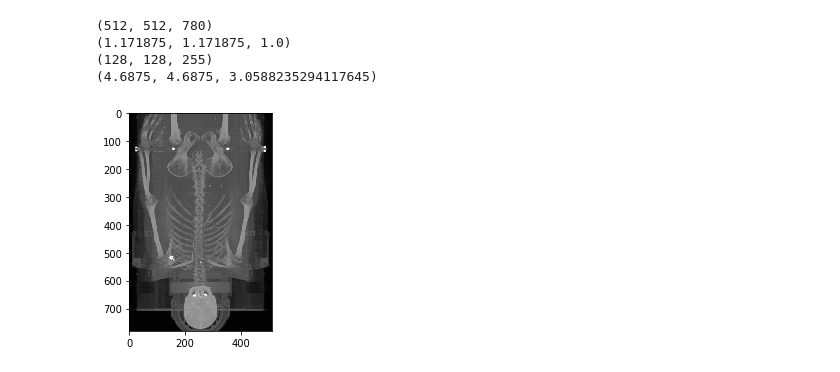
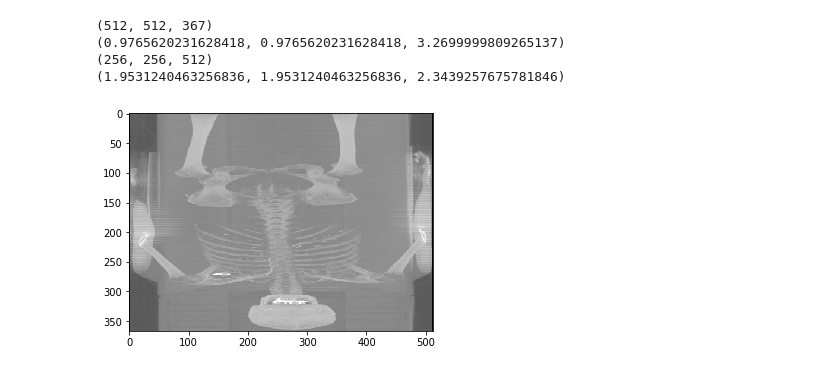
Before and after one commit to wendyrvllr/Dicom-To-CNN, a Jupyter notebook: script_preprocess_ct.ipynb, the cells around one changed output. Saved outputs shown, nothing was run; the diff lists cells and outputs as text; code cells hidden in the pictures.

```diff
--- a/script_preprocess_ct.ipynb
+++ b/script_preprocess_ct.ipynb
@@ -37,20 +75,20 @@ plt.imshow(np.amax(array, axis = 1), cmap = color_CT, origin='lower')
 # %%
-ct_3 = r'C:\Users\wendy\Documents\STAGE\1.2.124.113532.172.16.4.13.20130618.214008.2108115_nifti_CT.nii'
+ct_3 = r'C:\Users\wendy\Documents\STAGE\preprocess\1.2.840.113619.2.55.3.279710477.870.1379571148.714_nifti_CT.nii'
 
 img = read_nifti_ct(ct_3)
 print(img.GetSize())
 print(img.GetSpacing())
 arr = sitk.GetArrayFromImage(img)
 plt.imshow(np.amax(arr, axis = 1), cmap = plt.cm.gray)
 new_origin = img.GetOrigin()
 img = normalize_CT(img)
 img = resample_CT(img, new_origin)
 print(img.GetSize())
 print(img.GetSpacing())
 # %% [output]
-(512, 512, 780)
-(1.171875, 1.171875, 1.0)
-(128, 128, 255)
-(4.6875, 4.6875, 3.0588235294117645)
+(512, 512, 367)
+(0.9765620231628418, 0.9765620231628418, 3.2699999809265137)
+(256, 256, 512)
+(1.9531240463256836, 1.9531240463256836, 2.3439257675781846)
-[figure, old version]
+[figure, new version]
 # %%
```
Also changed, not shown: parts of 9 cells of this notebook, 1 other file.
